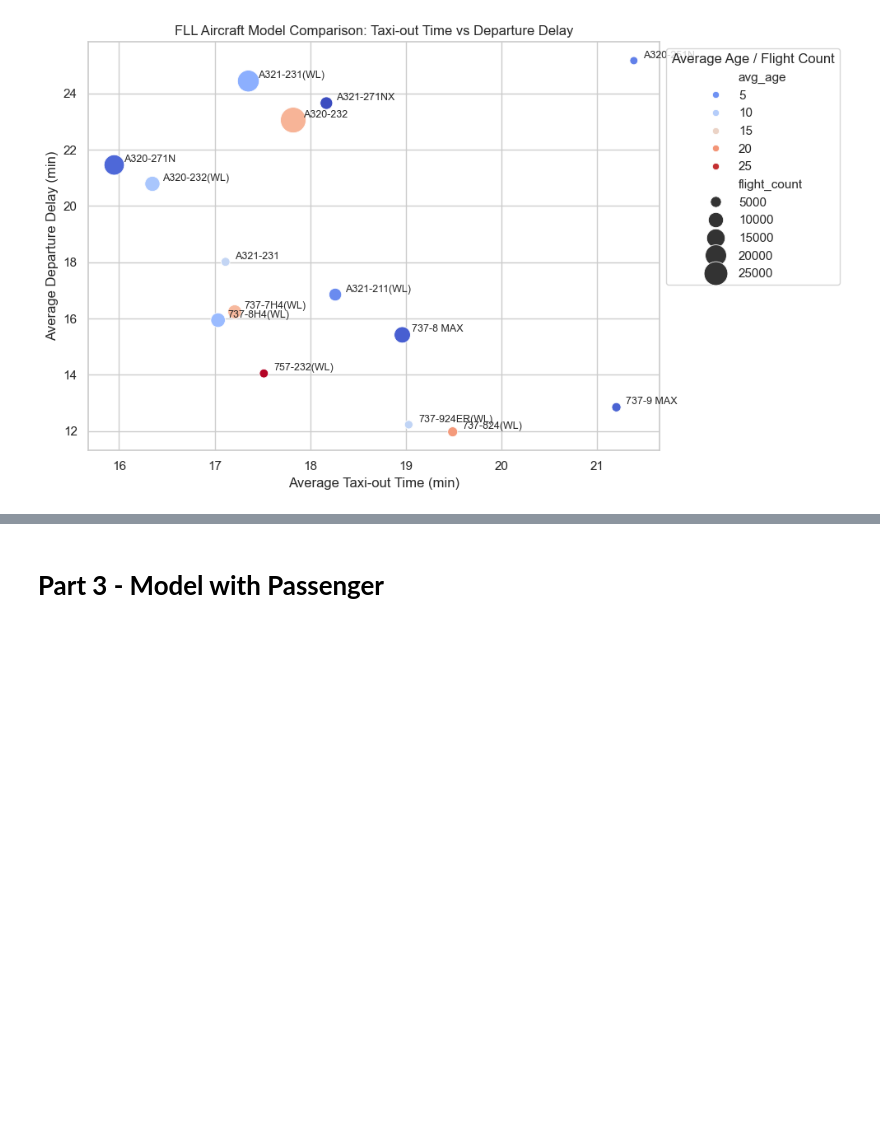
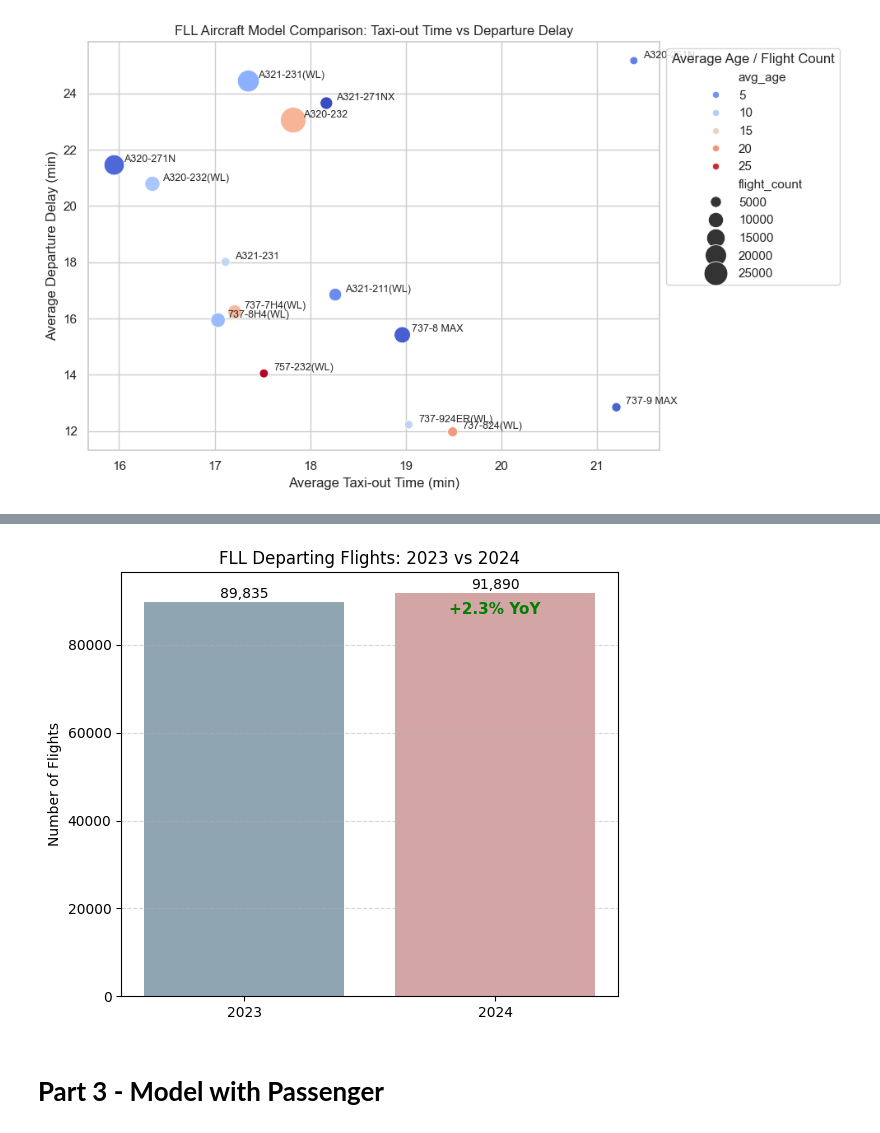
Before and after one commit to HarryYang1008/Analysis-FLL-Airport, a Jupyter notebook: 0A1_draft.ipynb, the cells around one changed output, grey strips where cells are left out. Saved outputs shown, nothing was run; the diff lists cells and outputs as text; code cells hidden in the pictures; blank space fills up the shorter version.

```diff
--- a/0A1_draft.ipynb
+++ b/0A1_draft.ipynb
@@ -800,3 +856,40 @@ A320-232 虽然机龄高（较深红色），但其滑行/延误依然偏高
+# %%
+import pandas as pd
+import matplotlib.pyplot as plt
+
+# 读取与预处理
+df = pd.read_csv("FLL_data.csv")
+df['FL_DATE'] = pd.to_datetime(df['FL_DATE'])
+
+# 提取 FLL 起飞航班数量
+fll_departures = df[df['ORIGIN'] == 'FLL'].copy()
+fll_departures['YEAR'] = fll_departures['FL_DATE'].dt.year
+
+# 统计航班数量（按年）
+flight_counts = fll_departures[fll_departures['YEAR'].isin([2023, 2024])]['YEAR'].value_counts().sort_index()
+
+# 计算同比（2024 vs 2023）
+yoy_growth = (flight_counts[2024] - flight_counts[2023]) / flight_counts[2023] * 100
+
+# 可视化
+plt.figure(figsize=(6, 5))
+bars = plt.bar(flight_counts.index.astype(str), flight_counts.values, color=['#8fa6b2', '#d4a5a5'])
+
+# 标注数量
+for i, val in enumerate(flight_counts.values):
+    plt.text(i, val + 100, f"{val:,}", ha='center', va='bottom', fontsize=10)
+
+# 标注YoY变化（2024柱上）
+plt.text(1, flight_counts[2024] - 5500,
+         f"+{yoy_growth:.1f}% YoY", ha='center', va='bottom', color='green', fontsize=11, fontweight='bold')
+
+plt.title("FLL Departing Flights: 2023 vs 2024")
+plt.ylabel("Number of Flights")
+plt.tight_layout()
+plt.grid(axis='y', linestyle='--', alpha=0.5)
+plt.show()
+# %% [output]
+[figure, added]
 # %% [markdown]
 # **Part 3 - Model with Passenger**
 # %% [markdown]
```
Also changed, not shown: parts of 21 cells of this notebook.
